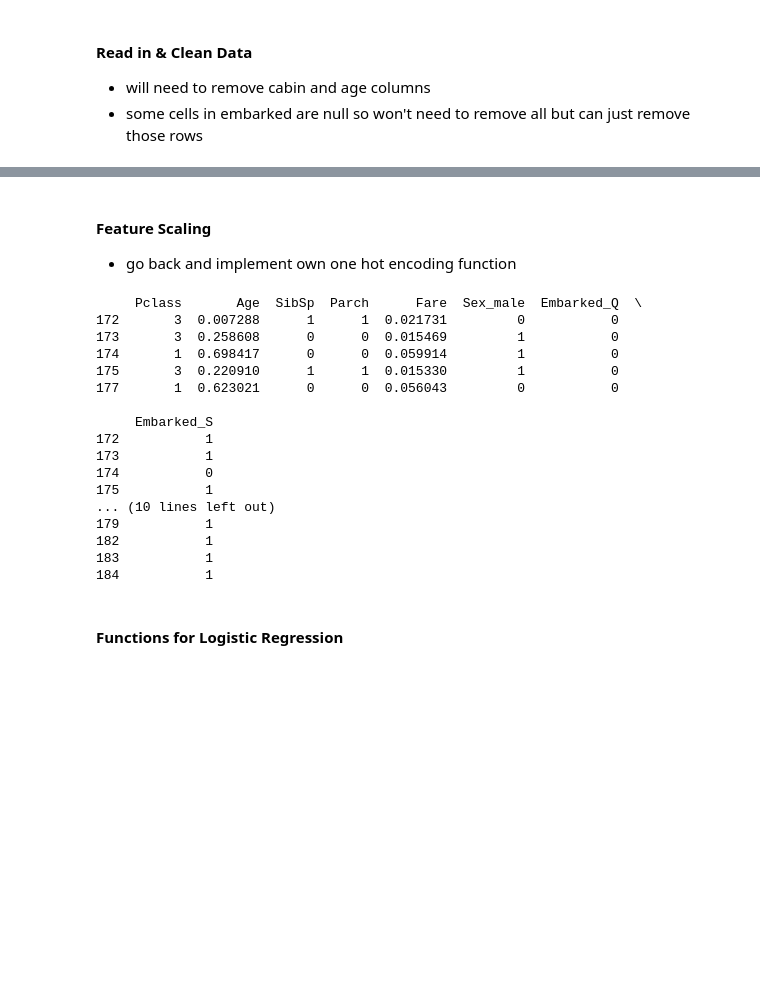
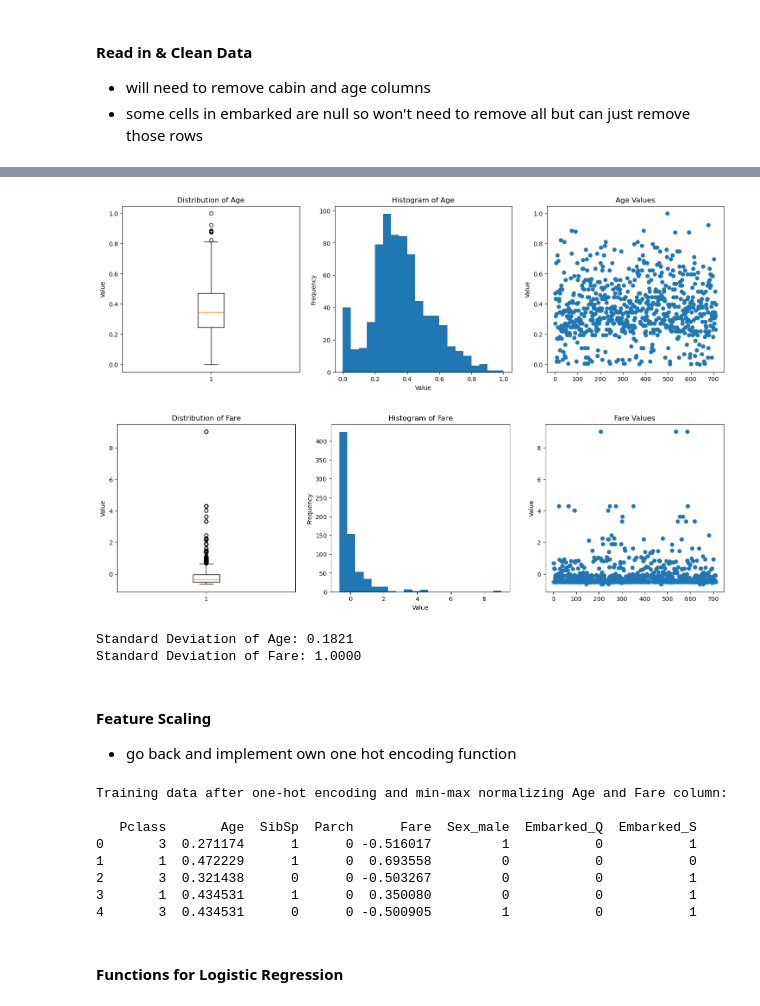
Before and after one commit to jaogle04/cs325, a Jupyter notebook: HW1/titanic_survivor_pred.ipynb, the cells around one changed output, grey strips where cells are left out. Drawn from its saved outputs; the diff is of its cells as text; code cells hidden in the pictures; blank space fills up the shorter version.

```diff
--- a/HW1/titanic_survivor_pred.ipynb
+++ b/HW1/titanic_survivor_pred.ipynb
@@ -54,31 +105,36 @@ training_data = clean_data(training_data)
+# %%
+sample_data = clean_data(sample_data)
+#########################################################################
+# Data after cleaning
+std_dev_age = get_info(sample_data['Age'])
+std_dev_fare = get_info(sample_data['Fare'])
+print(f"Standard Deviation of Age: {std_dev_age:.4f}\n"
+      f"Standard Deviation of Fare: {std_dev_fare:.4f}\n")
+# %% [output]
+[figure, added]
+[figure, added]
+Standard Deviation of Age: 0.1821
+Standard Deviation of Fare: 1.0000
 # %% [markdown]
 #### Feature Scaling
 - go back and implement own one hot encoding function
 # %%
-X_sample = X_data(training_data)
-y_sample = y_data(training_data)
+X_sample = X_data(sample_data)
+
+y_sample = y_data(sample_data)
 X_train, y_train, X_val, y_val = split_data(X_sample, y_sample, 0.2)
 
 # Sex_female and Embarked_C not included due to drop_first being set to True
 print(f"Training data after one-hot encoding and min-max normalizing Age and Fare column:\n\n{X_train.head()}")
 # %% [output]
-     Pclass       Age  SibSp  Parch      Fare  Sex_male  Embarked_Q  \
-172       3  0.007288      1      1  0.021731         0           0
-173       3  0.258608      0      0  0.015469         1           0
-174       1  0.698417      0      0  0.059914         1           0
-175       3  0.220910      1      1  0.015330         1           0
-177       1  0.623021      0      0  0.056043         0           0
+Training data after one-hot encoding and min-max normalizing Age and Fare column:
 
-     Embarked_S
-172           1
-173           1
-174           0
-175           1
-... (10 lines left out)
-179           1
-182           1
-183           1
-184           1
+   Pclass       Age  SibSp  Parch      Fare  Sex_male  Embarked_Q  Embarked_S
+0       3  0.271174      1      0 -0.516017         1           0           1
+1       1  0.472229      1      0  0.693558         0           0           0
+2       3  0.321438      0      0 -0.503267         0           0           1
+3       1  0.434531      1      0  0.350080         0           0           1
+4       3  0.434531      0      0 -0.500905         1           0           1
 # %% [markdown]
 #### Functions for Logistic Regression
 # %%
```
Also changed, not shown: parts of 17 cells of this notebook.
